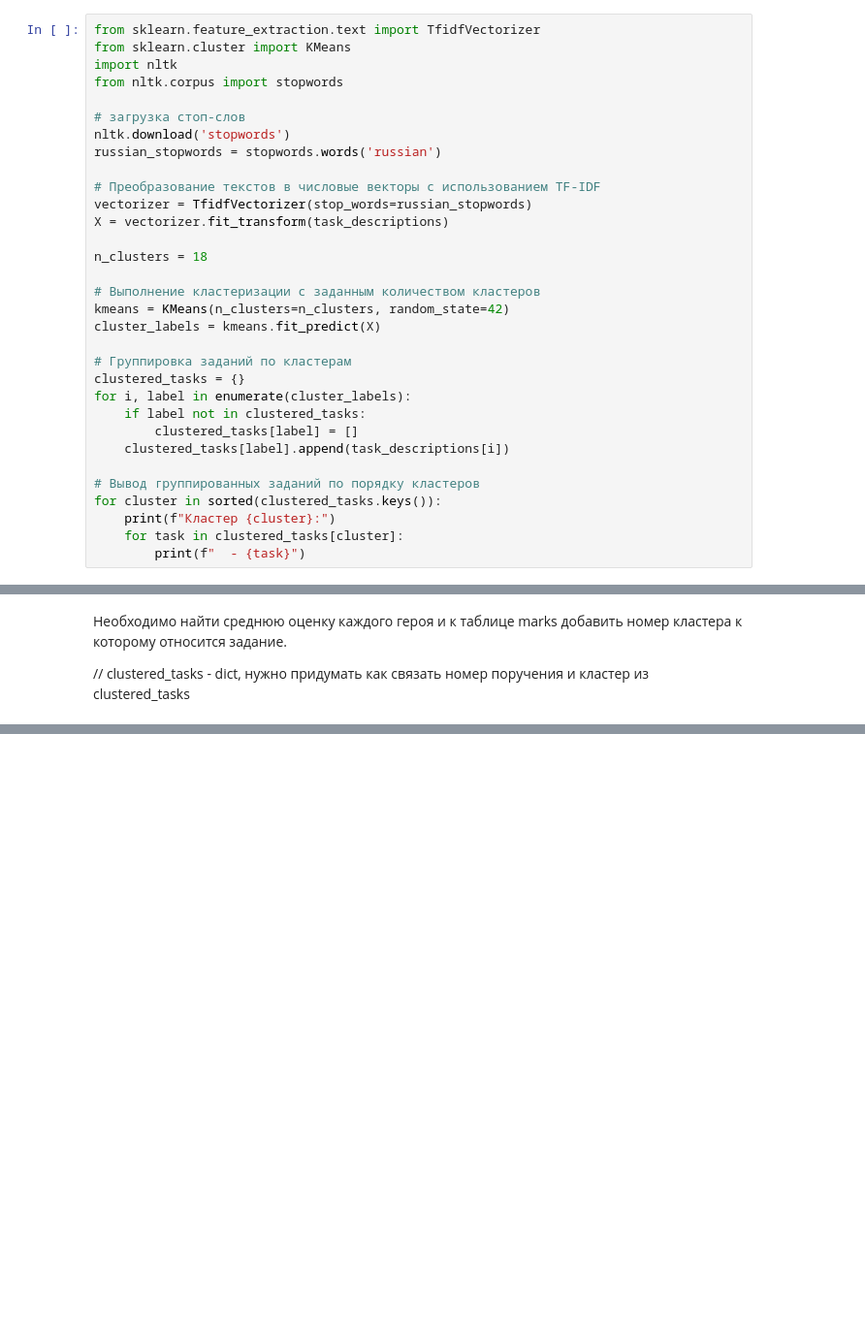
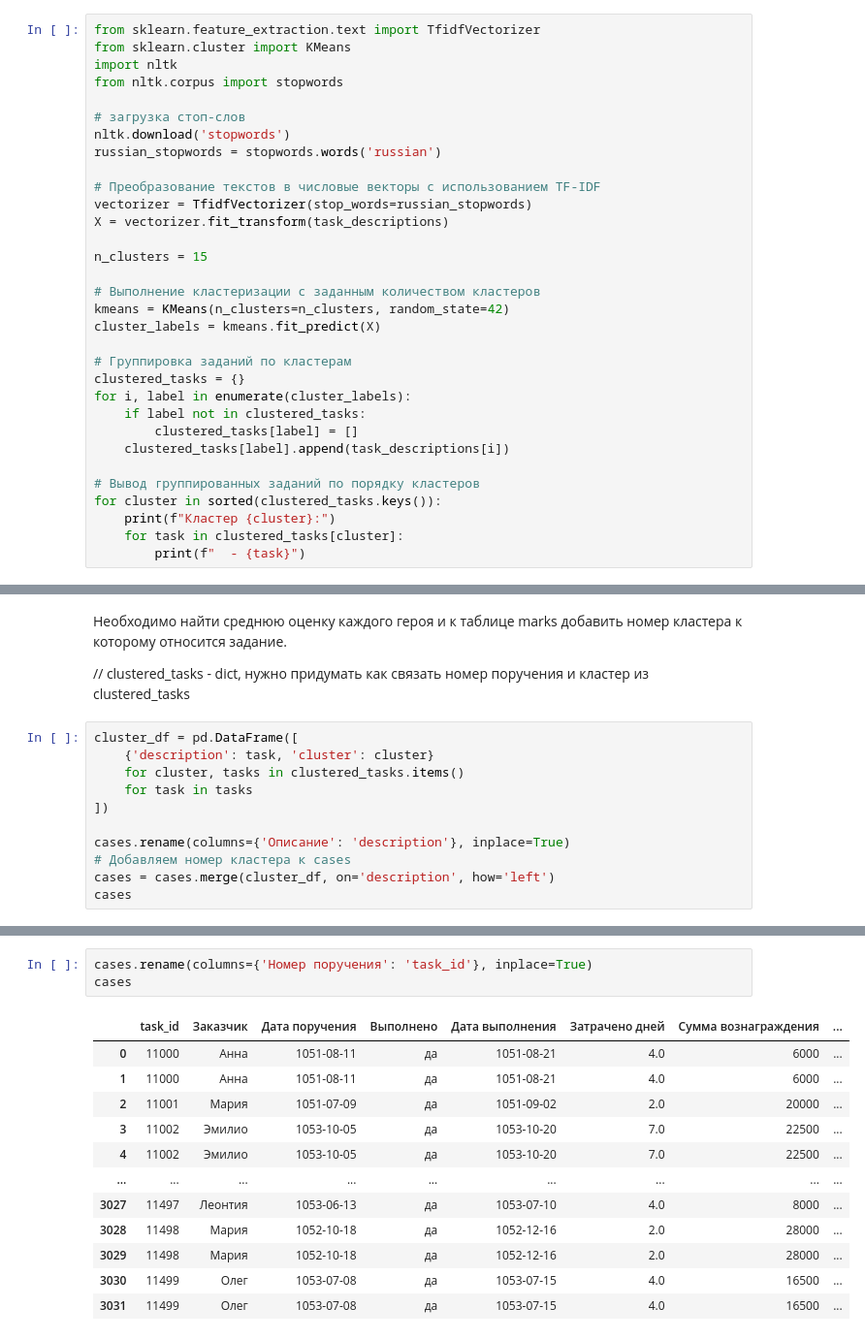
Before and after one commit to zina1t/GPNChallenge, a Jupyter notebook: solution.ipynb, the cells around one changed output, grey strips where cells are left out. Shown at 97% size. Saved outputs shown, nothing was run; the diff lists cells and outputs as text; blank space fills up the shorter version.

Commit message:
added cluster num to marks and cases

```diff
--- a/solution.ipynb
+++ b/solution.ipynb
@@ -166,7 +166,7 @@ russian_stopwords = stopwords.words('russian')
 vectorizer = TfidfVectorizer(stop_words=russian_stopwords)
 X = vectorizer.fit_transform(task_descriptions)
 
-n_clusters = 18
+n_clusters = 15
 
 # Выполнение кластеризации с заданным количеством кластеров
 kmeans = KMeans(n_clusters=n_clusters, random_state=42)
@@ -211,3 +211,14 @@ for cluster in sorted(clustered_tasks.keys()):
 Необходимо найти среднюю оценку каждого героя и к таблице marks добавить номер кластера к которому относится задание.
 
 // clustered_tasks - dict, нужно придумать как связать номер поручения и кластер из clustered_tasks
+# %%
+cluster_df = pd.DataFrame([
+    {'description': task, 'cluster': cluster}
+    for cluster, tasks in clustered_tasks.items()
+    for task in tasks
+])
+
+cases.rename(columns={'Описание': 'description'}, inplace=True)
+# Добавляем номер кластера к cases
+cases = cases.merge(cluster_df, on='description', how='left')
+cases
@@ -228,3 +254,19 @@ marks
 | 498 | 11498 | Мартин | 4 | 4 | 4 | 4.00 |
 | 499 | 11499 | Глюкоза | 4 | 3 | 4 | 3.67 |
 500 rows × 6 columns
+# %%
+cases.rename(columns={'﻿Номер поручения': 'task_id'}, inplace=True)
+cases
+# %% [output]
+|  | task_id | Заказчик | Дата поручения | Выполнено | Дата выполнения | Затрачено дней | Сумма вознаграждения | ... |
+| 0 | 11000 | Анна | 1051-08-11 | да | 1051-08-21 | 4.0 | 6000 | ... |
+| 1 | 11000 | Анна | 1051-08-11 | да | 1051-08-21 | 4.0 | 6000 | ... |
+| 2 | 11001 | Мария | 1051-07-09 | да | 1051-09-02 | 2.0 | 20000 | ... |
+| 3 | 11002 | Эмилио | 1053-10-05 | да | 1053-10-20 | 7.0 | 22500 | ... |
+| 4 | 11002 | Эмилио | 1053-10-05 | да | 1053-10-20 | 7.0 | 22500 | ... |
+| ... | ... | ... | ... | ... | ... | ... | ... | ... |
+| 3027 | 11497 | Леонтия | 1053-06-13 | да | 1053-07-10 | 4.0 | 8000 | ... |
+| 3028 | 11498 | Мария | 1052-10-18 | да | 1052-12-16 | 2.0 | 28000 | ... |
+| 3029 | 11498 | Мария | 1052-10-18 | да | 1052-12-16 | 2.0 | 28000 | ... |
+| 3030 | 11499 | Олег | 1053-07-08 | да | 1053-07-15 | 4.0 | 16500 | ... |
+| 3031 | 11499 | Олег | 1053-07-08 | да | 1053-07-15 | 4.0 | 16500 | ... |
```
Also changed, not shown: parts of 6 cells of this notebook.
